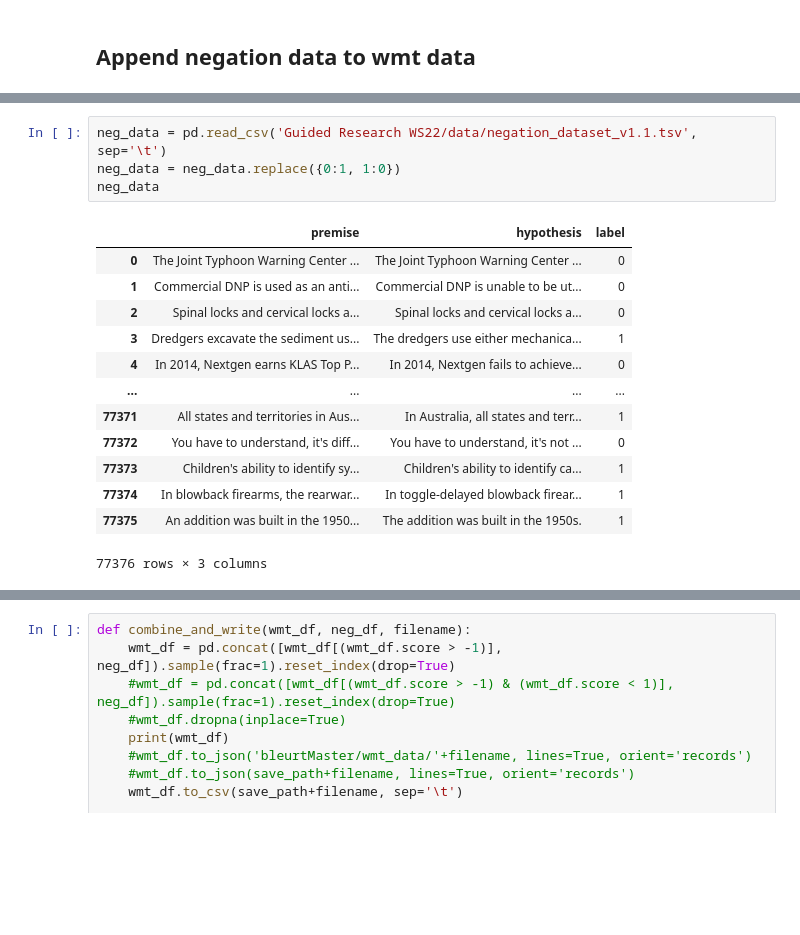
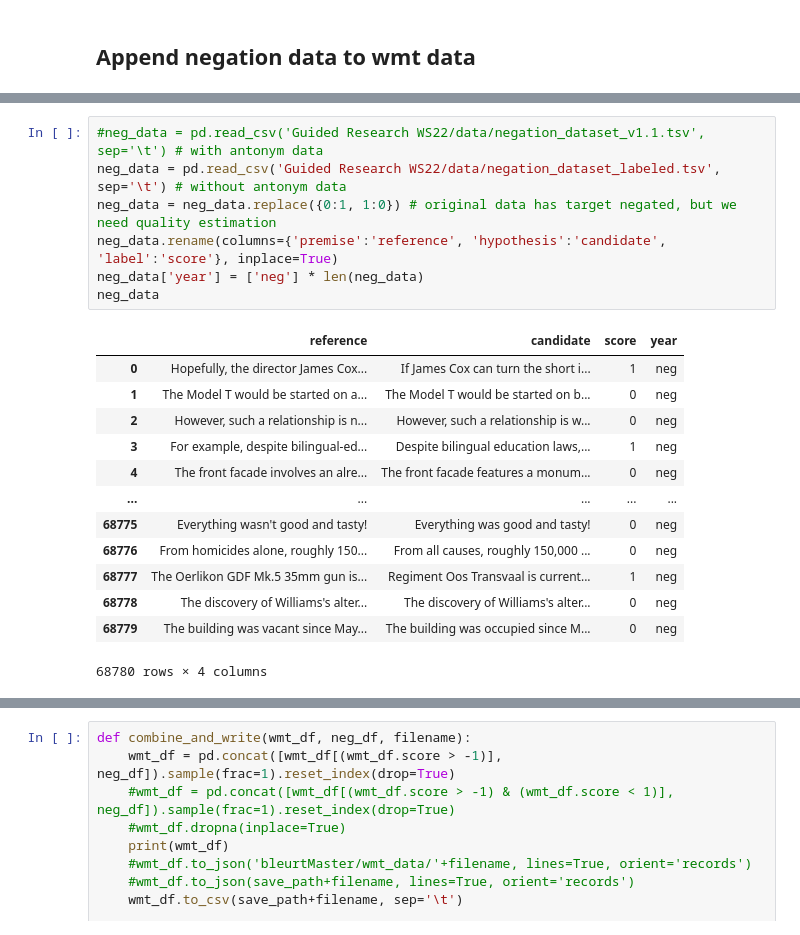
Before and after one commit to MiriUll/negation_aware_evaluation, a Jupyter notebook: dataset_preparation.ipynb, the cells around one changed output, grey strips where cells are left out. Drawn from its saved outputs; the diff is of its cells as text; blank space fills up the shorter version.

```diff
--- a/dataset_preparation.ipynb
+++ b/dataset_preparation.ipynb
@@ -287,18 +338,21 @@ wmt_train
 # %%
-neg_data = pd.read_csv('Guided Research WS22/data/negation_dataset_v1.1.tsv', sep='\t')
-neg_data = neg_data.replace({0:1, 1:0})
+#neg_data = pd.read_csv('Guided Research WS22/data/negation_dataset_v1.1.tsv', sep='\t') # with antonym data
+neg_data = pd.read_csv('Guided Research WS22/data/negation_dataset_labeled.tsv', sep='\t') # without antonym data
+neg_data = neg_data.replace({0:1, 1:0}) # original data has target negated, but we need quality estimation
+neg_data.rename(columns={'premise':'reference', 'hypothesis':'candidate', 'label':'score'}, inplace=True)
+neg_data['year'] = ['neg'] * len(neg_data)
 neg_data
 # %% [output]
-|  | premise | hypothesis | label |
-| 0 | The Joint Typhoon Warning Center ... | The Joint Typhoon Warning Center ... | 0 |
-| 1 | Commercial DNP is used as an anti... | Commercial DNP is unable to be ut... | 0 |
-| 2 | Spinal locks and cervical locks a... | Spinal locks and cervical locks a... | 0 |
-| 3 | Dredgers excavate the sediment us... | The dredgers use either mechanica... | 1 |
-| 4 | In 2014, Nextgen earns KLAS Top P... | In 2014, Nextgen fails to achieve... | 0 |
-| ... | ... | ... | ... |
-| 77371 | All states and territories in Aus... | In Australia, all states and terr... | 1 |
-| 77372 | You have to understand, it's diff... | You have to understand, it's not ... | 0 |
-| 77373 | Children's ability to identify sy... | Children's ability to identify ca... | 1 |
-| 77374 | In blowback firearms, the rearwar... | In toggle-delayed blowback firear... | 1 |
-| 77375 | An addition was built in the 1950... | The addition was built in the 1950s. | 1 |
+|  | reference | candidate | score | year |
+| 0 | Hopefully, the director James Cox... | If James Cox can turn the short i... | 1 | neg |
+| 1 | The Model T would be started on a... | The Model T would be started on b... | 0 | neg |
+| 2 | However, such a relationship is n... | However, such a relationship is w... | 0 | neg |
+| 3 | For example, despite bilingual-ed... | Despite bilingual education laws,... | 1 | neg |
+| 4 | The front facade involves an alre... | The front facade features a monum... | 0 | neg |
+| ... | ... | ... | ... | ... |
+| 68775 | Everything wasn't good and tasty! | Everything was good and tasty! | 0 | neg |
+| 68776 | From homicides alone, roughly 150... | From all causes, roughly 150,000 ... | 0 | neg |
+| 68777 | The Oerlikon GDF Mk.5 35mm gun is... | Regiment Oos Transvaal is current... | 1 | neg |
+| 68778 | The discovery of Williams's alter... | The discovery of Williams's alter... | 0 | neg |
+| 68779 | The building was vacant since May... | The building was occupied since M... | 0 | neg |
-77376 rows × 3 columns
+68780 rows × 4 columns
```
Also changed, not shown: parts of 10 cells of this notebook, 2 other files.
